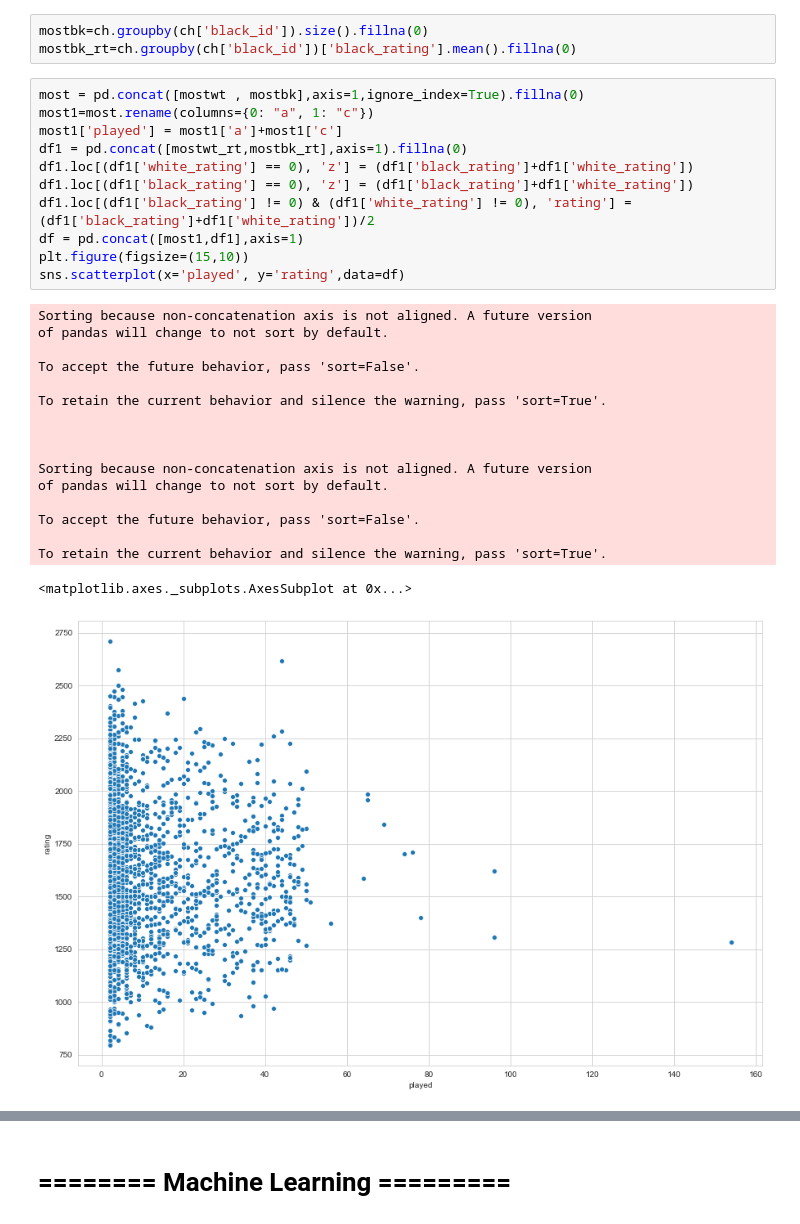
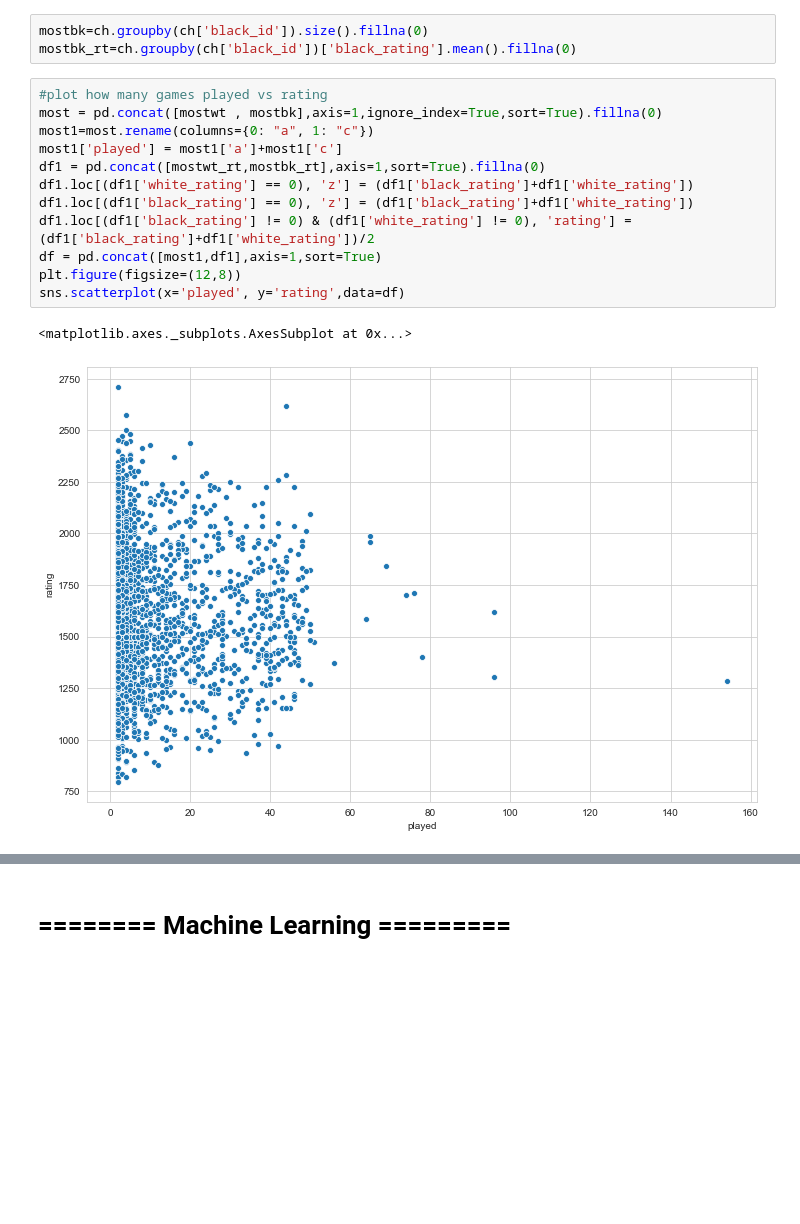
Before and after one commit to shadow89x/Portfolio, a Jupyter notebook: Project - Chess.ipynb, the cells around one changed output, grey strips where cells are left out. Saved outputs shown, nothing was run; the diff lists cells and outputs as text; blank space fills up the shorter version.

```diff
--- a/Project - Chess.ipynb
+++ b/Project - Chess.ipynb
@@ -262,32 +286,18 @@ mostwt_rt=ch.groupby(ch['white_id'])['white_rating'].mean().fillna(0)
 mostbk=ch.groupby(ch['black_id']).size().fillna(0)
 mostbk_rt=ch.groupby(ch['black_id'])['black_rating'].mean().fillna(0)
 # %%
-most = pd.concat([mostwt , mostbk],axis=1,ignore_index=True).fillna(0)
+#plot how many games played vs rating
+most = pd.concat([mostwt , mostbk],axis=1,ignore_index=True,sort=True).fillna(0)
 most1=most.rename(columns={0: "a", 1: "c"})
 most1['played'] = most1['a']+most1['c']
-df1 = pd.concat([mostwt_rt,mostbk_rt],axis=1).fillna(0)
+df1 = pd.concat([mostwt_rt,mostbk_rt],axis=1,sort=True).fillna(0)
 df1.loc[(df1['white_rating'] == 0), 'z'] = (df1['black_rating']+df1['white_rating'])
 df1.loc[(df1['black_rating'] == 0), 'z'] = (df1['black_rating']+df1['white_rating'])
 df1.loc[(df1['black_rating'] != 0) & (df1['white_rating'] != 0), 'rating'] = (df1['black_rating']+df1['white_rating'])/2
-df = pd.concat([most1,df1],axis=1)
-plt.figure(figsize=(15,10))
+df = pd.concat([most1,df1],axis=1,sort=True)
+plt.figure(figsize=(12,8))
 sns.scatterplot(x='played', y='rating',data=df)
 # %% [output]
-Sorting because non-concatenation axis is not aligned. A future version
-of pandas will change to not sort by default.
-
-To accept the future behavior, pass 'sort=False'.
-
-To retain the current behavior and silence the warning, pass 'sort=True'.
-
-
-
-Sorting because non-concatenation axis is not aligned. A future version
-of pandas will change to not sort by default.
-
-To accept the future behavior, pass 'sort=False'.
-
-To retain the current behavior and silence the warning, pass 'sort=True'.
+<matplotlib.axes._subplots.AxesSubplot at 0x...>
-<matplotlib.axes._subplots.AxesSubplot at 0x...>
-[figure, old version]
+[figure, new version]
 # %%
```
Also changed, not shown: parts of 58 cells of this notebook.
